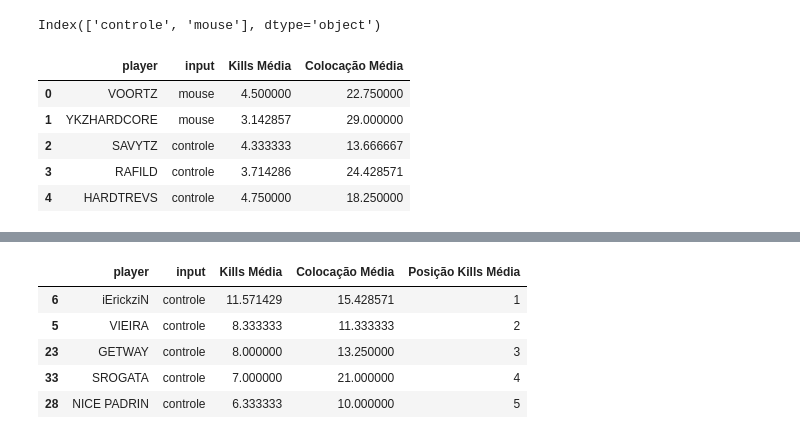
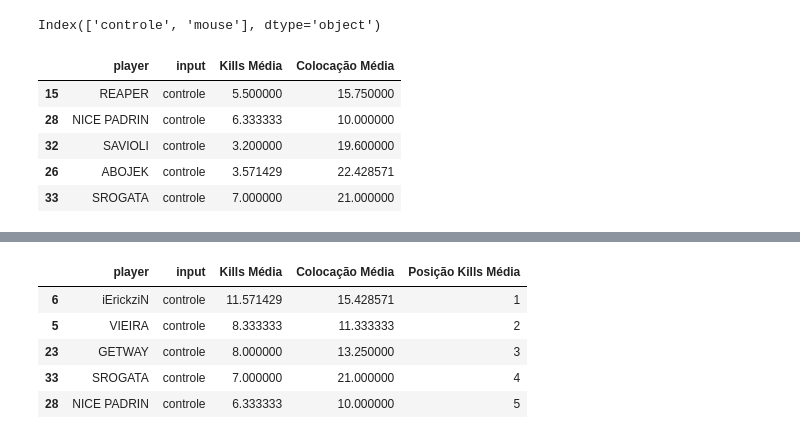
Before and after one commit to GodoyLucas/king_of_rebirth, a Jupyter notebook: Notebooks/King_of_Rebirth_Final.ipynb, the cells around one changed output, grey strips where cells are left out. Cells and saved outputs as stored; diff of their text form; code cells hidden in the pictures.

```diff
--- a/Notebooks/King_of_Rebirth_Final.ipynb
+++ b/Notebooks/King_of_Rebirth_Final.ipynb
@@ -397,14 +397,15 @@ Index(['controle', 'mouse'], dtype='object')
 # %%
 players = pd.DataFrame(final_tratado.player.unique(), columns = ['player'])
 players = pd.merge(players, final_tratado[['input', 'player']], on=['player'], how='left')
 players.drop_duplicates(inplace=True)
 players = pd.merge(players, (final_tratado.groupby(['player', 'input'])[['kills', 'colocacao']].mean()), on=['player'], how='left')
 players.rename(columns={'kills': 'Kills Média', 'colocacao': 'Colocação Média'}, inplace = True)
+players = players.sort_values('input')
 players.head()
 # %% [output]
 |  | player | input | Kills Média | Colocação Média |
-| 0 | VOORTZ | mouse | 4.500000 | 22.750000 |
-| 1 | YKZHARDCORE | mouse | 3.142857 | 29.000000 |
-| 2 | SAVYTZ | controle | 4.333333 | 13.666667 |
-| 3 | RAFILD | controle | 3.714286 | 24.428571 |
-| 4 | HARDTREVS | controle | 4.750000 | 18.250000 |
+| 15 | REAPER | controle | 5.500000 | 15.750000 |
+| 28 | NICE PADRIN | controle | 6.333333 | 10.000000 |
+| 32 | SAVIOLI | controle | 3.200000 | 19.600000 |
+| 26 | ABOJEK | controle | 3.571429 | 22.428571 |
+| 33 | SROGATA | controle | 7.000000 | 21.000000 |
```
Also changed, not shown: parts of 14 cells of this notebook.
